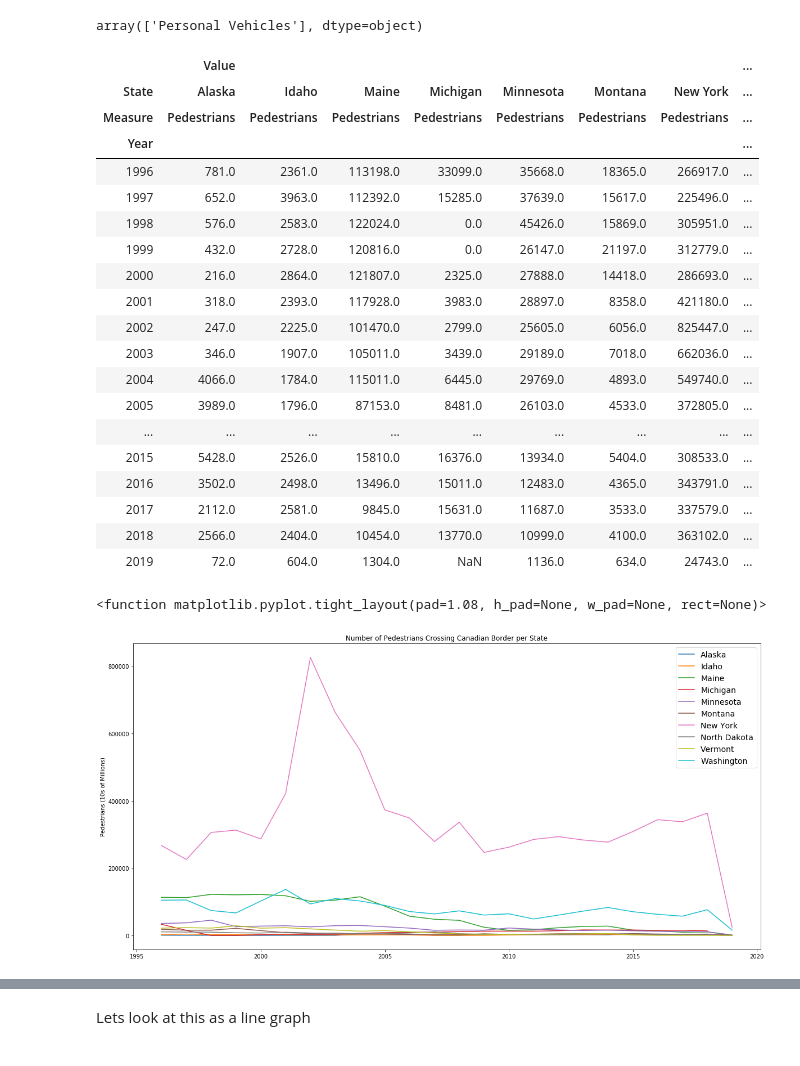
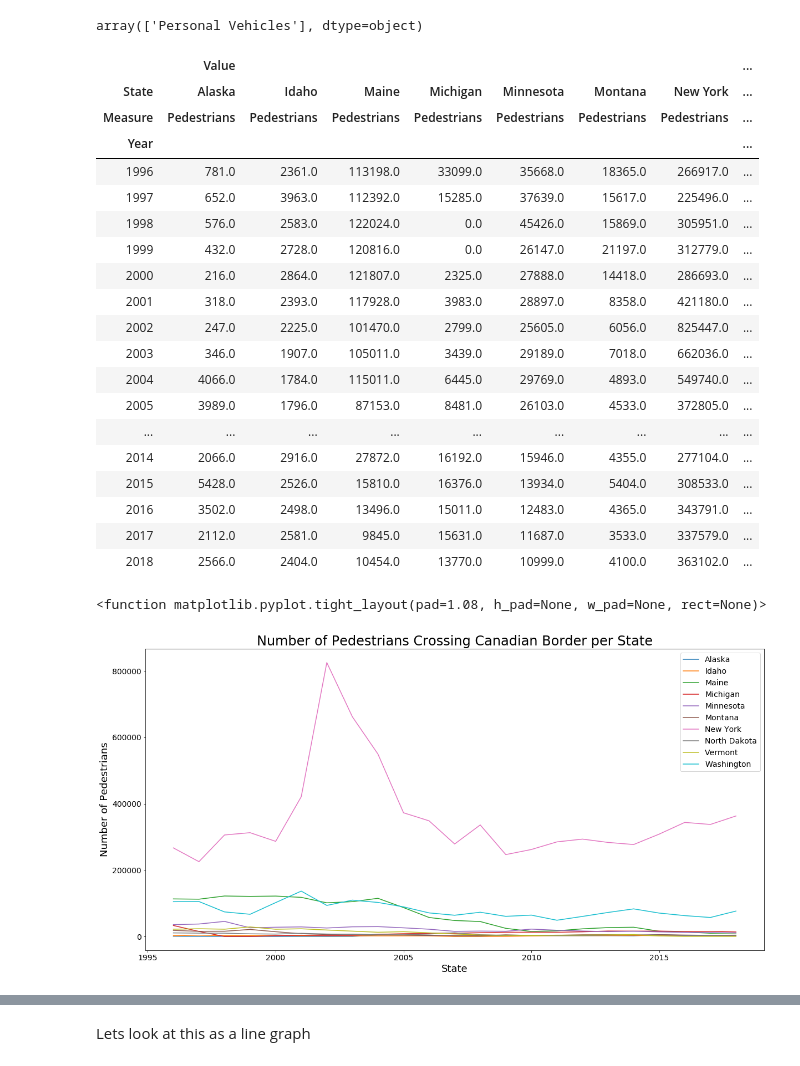
Before and after one commit to philipayazi/Project1_BorderEntries, a Jupyter notebook: Border_Entries_and _Trade.ipynb, the cells around one changed output, grey strips where cells are left out. Saved outputs shown, nothing was run; the diff lists cells and outputs as text; code cells hidden in the pictures.

Commit message:
All graphs complete. Might add a map

```diff
--- a/Border_Entries_and _Trade.ipynb
+++ b/Border_Entries_and _Trade.ipynb
@@ -1201,6 +1285,8 @@ pvt_can_bd_state
 | 2018 | 210359.0 | 11893.0 | 2566.0 | 285309.0 | 124401.0 | NaN | ... |
 | 2019 | NaN | NaN | 72.0 | 15892.0 | 7201.0 | NaN | ... |
 24 rows × 121 columns
+# %%
+pvt_can_bd_state = pvt_can_bd_state.drop(index=2019)
 # %%
 can_bd.State.unique()
 # %% [output]
@@ -1269,18 +1355,22 @@ can_ped_table
 | 2004 | 4066.0 | 1784.0 | 115011.0 | 6445.0 | 29769.0 | 4893.0 | 549740.0 | ... |
 | 2005 | 3989.0 | 1796.0 | 87153.0 | 8481.0 | 26103.0 | 4533.0 | 372805.0 | ... |
 | ... | ... | ... | ... | ... | ... | ... | ... | ... |
+| 2014 | 2066.0 | 2916.0 | 27872.0 | 16192.0 | 15946.0 | 4355.0 | 277104.0 | ... |
 | 2015 | 5428.0 | 2526.0 | 15810.0 | 16376.0 | 13934.0 | 5404.0 | 308533.0 | ... |
 | 2016 | 3502.0 | 2498.0 | 13496.0 | 15011.0 | 12483.0 | 4365.0 | 343791.0 | ... |
 | 2017 | 2112.0 | 2581.0 | 9845.0 | 15631.0 | 11687.0 | 3533.0 | 337579.0 | ... |
 | 2018 | 2566.0 | 2404.0 | 10454.0 | 13770.0 | 10999.0 | 4100.0 | 363102.0 | ... |
-| 2019 | 72.0 | 604.0 | 1304.0 | NaN | 1136.0 | 634.0 | 24743.0 | ... |
 # %%
 plt.plot(can_ped_table)
 plt.legend(['Alaska', 'Idaho','Maine','Michigan','Minnesota','Montana','New York','North Dakota','Vermont','Washington'], fontsize=14)
-plt.ylabel('Pedestrians (10s of Millions)')
-plt.title('Number of Pedestrians Crossing Canadian Border per State')
+plt.ylabel('Number of Pedestrians', fontsize=18)
+plt.title('Number of Pedestrians Crossing Canadian Border per State', fontsize=24)
+
+plt.xlabel('State', fontsize=18)
+plt.xticks(fontsize=14)
+plt.yticks(fontsize=14)
 
 plt.tight_layout
 # %% [output]
 <function matplotlib.pyplot.tight_layout(pad=1.08, h_pad=None, w_pad=None, rect=None)>
-[figure, old version]
+[figure, new version]
```
Also changed, not shown: parts of 72 cells of this notebook.
